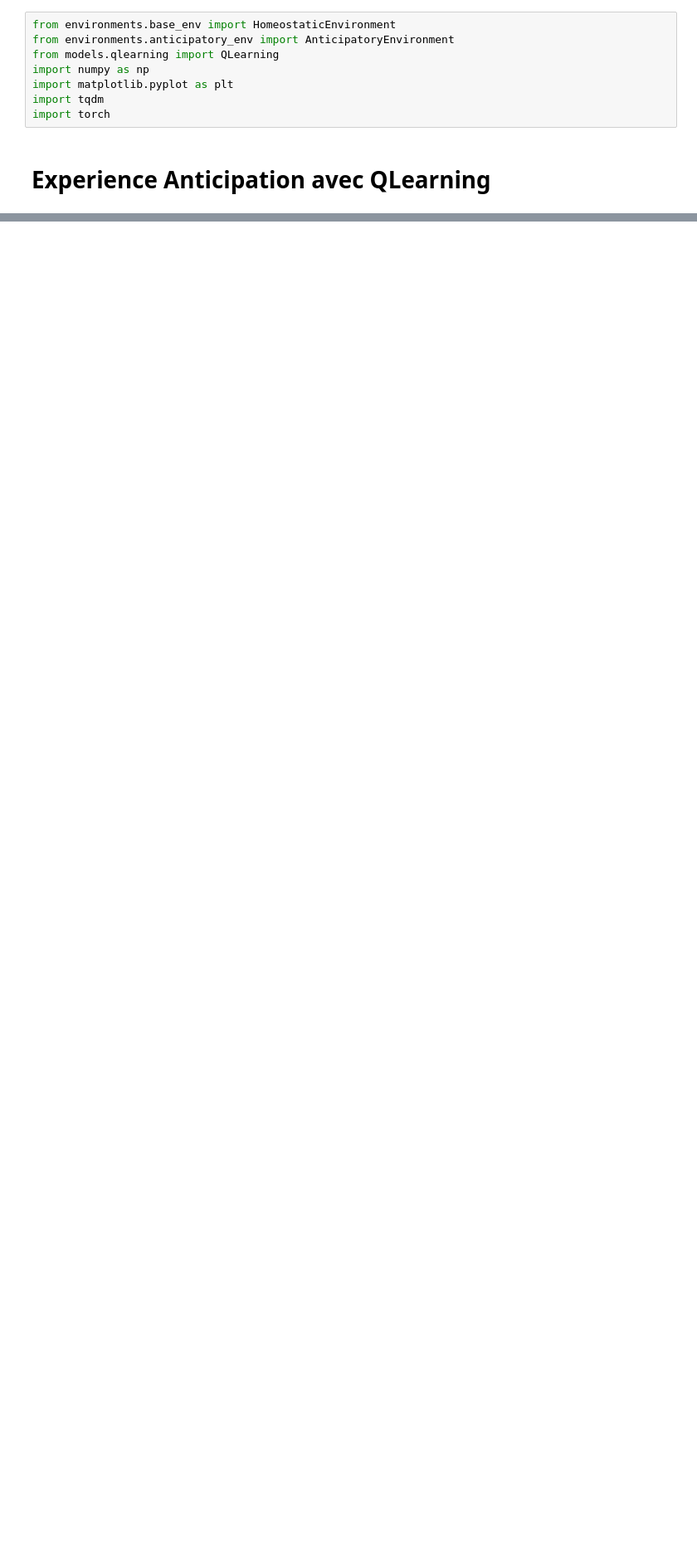
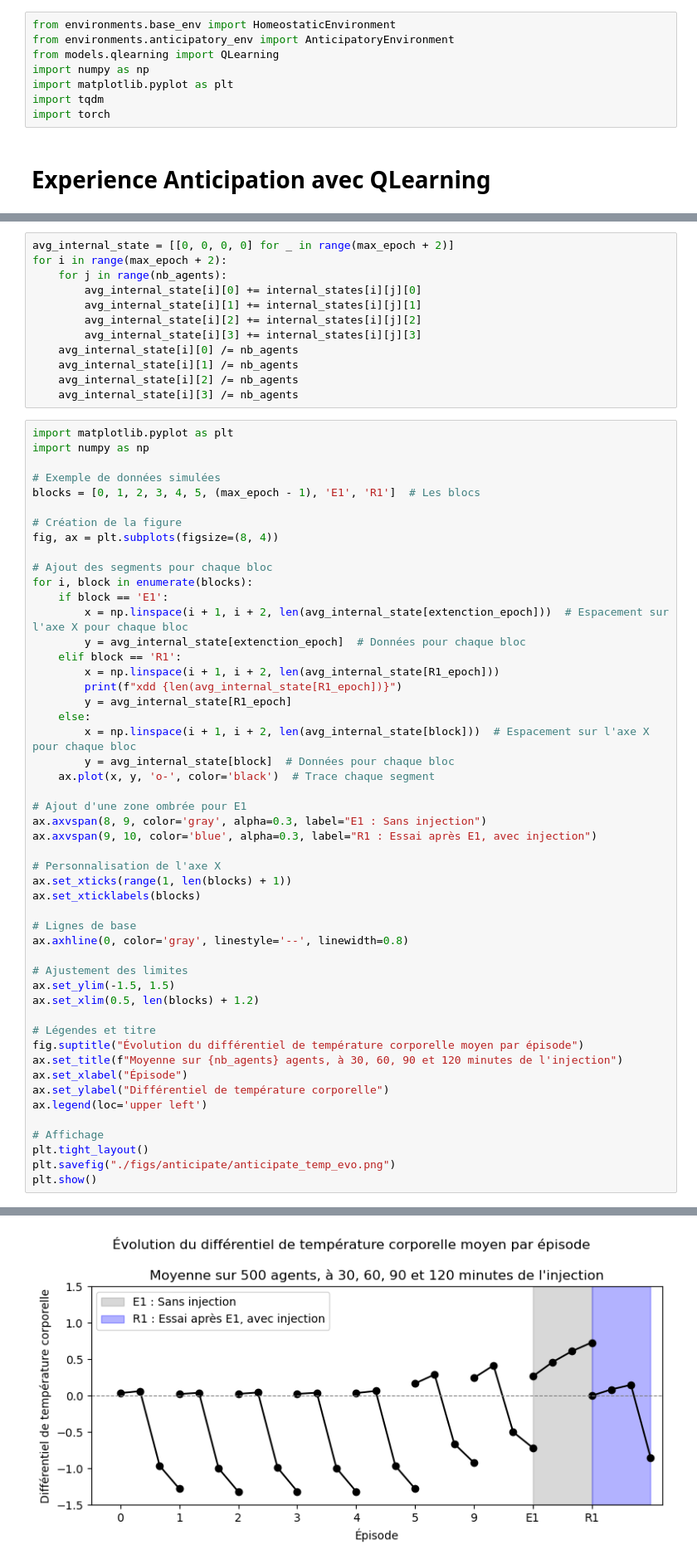
Before and after one commit to TsunomakiWatamelon/Homeostatic-Reinforcement-Learning, a Jupyter notebook: src/anticipatory.ipynb, the cells around one changed output, grey strips where cells are left out. Shown: that part at 83% size. Cells and saved outputs as stored; diff of their text form; blank space fills up the shorter version.

```diff
--- a/src/anticipatory.ipynb
+++ b/src/anticipatory.ipynb
@@ -97,0 +176,63 @@ for epoch in tqdm.tqdm(range(max_epoch), leave=True, position=0, desc="Epoch"):
+# %%
+avg_internal_state = [[0, 0, 0, 0] for _ in range(max_epoch + 2)]
+for i in range(max_epoch + 2):
+    for j in range(nb_agents):
+        avg_internal_state[i][0] += internal_states[i][j][0]
+        avg_internal_state[i][1] += internal_states[i][j][1]
+        avg_internal_state[i][2] += internal_states[i][j][2]
+        avg_internal_state[i][3] += internal_states[i][j][3]
+    avg_internal_state[i][0] /= nb_agents
+    avg_internal_state[i][1] /= nb_agents
+    avg_internal_state[i][2] /= nb_agents
+    avg_internal_state[i][3] /= nb_agents
+# %%
+import matplotlib.pyplot as plt
+import numpy as np
+
+# Exemple de données simulées
+blocks = [0, 1, 2, 3, 4, 5, (max_epoch - 1), 'E1', 'R1']  # Les blocs
+
+# Création de la figure
+fig, ax = plt.subplots(figsize=(8, 4))
+
+# Ajout des segments pour chaque bloc
+for i, block in enumerate(blocks):
+    if block == 'E1':
+        x = np.linspace(i + 1, i + 2, len(avg_internal_state[extenction_epoch]))  # Espacement sur l'axe X pour chaque bloc
+        y = avg_internal_state[extenction_epoch]  # Données pour chaque bloc
+    elif block == 'R1':
+        x = np.linspace(i + 1, i + 2, len(avg_internal_state[R1_epoch]))
+        print(f"xdd {len(avg_internal_state[R1_epoch])}")
+        y = avg_internal_state[R1_epoch]
+    else:
+        x = np.linspace(i + 1, i + 2, len(avg_internal_state[block]))  # Espacement sur l'axe X pour chaque bloc
+        y = avg_internal_state[block]  # Données pour chaque bloc
+    ax.plot(x, y, 'o-', color='black')  # Trace chaque segment
+
+# Ajout d'une zone ombrée pour E1
+ax.axvspan(8, 9, color='gray', alpha=0.3, label="E1 : Sans injection")
+ax.axvspan(9, 10, color='blue', alpha=0.3, label="R1 : Essai après E1, avec injection")
+
+# Personnalisation de l'axe X
+ax.set_xticks(range(1, len(blocks) + 1))
+ax.set_xticklabels(blocks)
+
+# Lignes de base
+ax.axhline(0, color='gray', linestyle='--', linewidth=0.8)
+
+# Ajustement des limites
+ax.set_ylim(-1.5, 1.5)
+ax.set_xlim(0.5, len(blocks) + 1.2)
+
+# Légendes et titre
+fig.suptitle("Évolution du différentiel de température corporelle moyen par épisode")
+ax.set_title(f"Moyenne sur {nb_agents} agents, à 30, 60, 90 et 120 minutes de l'injection")
+ax.set_xlabel("Épisode")
+ax.set_ylabel("Différentiel de température corporelle")
+ax.legend(loc='upper left')
+
+# Affichage
+plt.tight_layout()
+plt.savefig("./figs/anticipate/anticipate_temp_evo.png")
+plt.show()
+# %% [output]
@@ -98,3 +240,4 @@ for epoch in tqdm.tqdm(range(max_epoch), leave=True, position=0, desc="Epoch"):
+[figure, added]
 # %%
 # Evolution des probabilités de choisir une action anticipée
 
```
Also changed, not shown: parts of 13 cells of this notebook, 6 other files.
